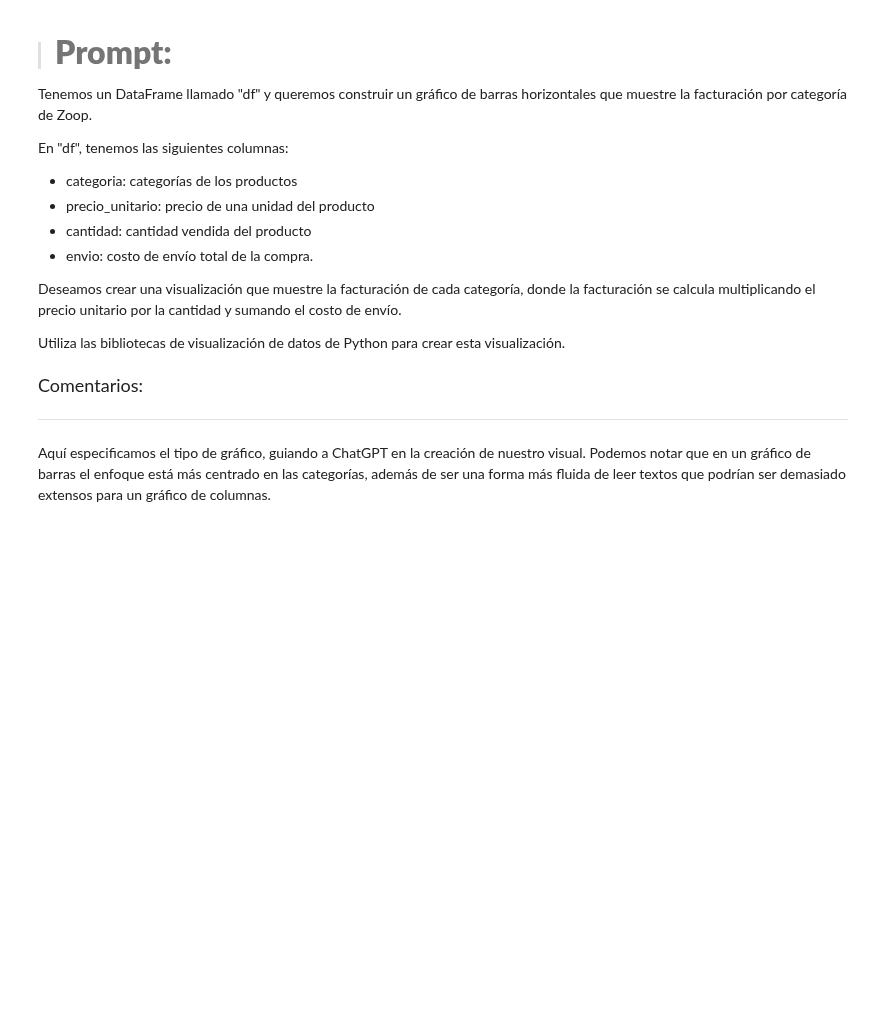
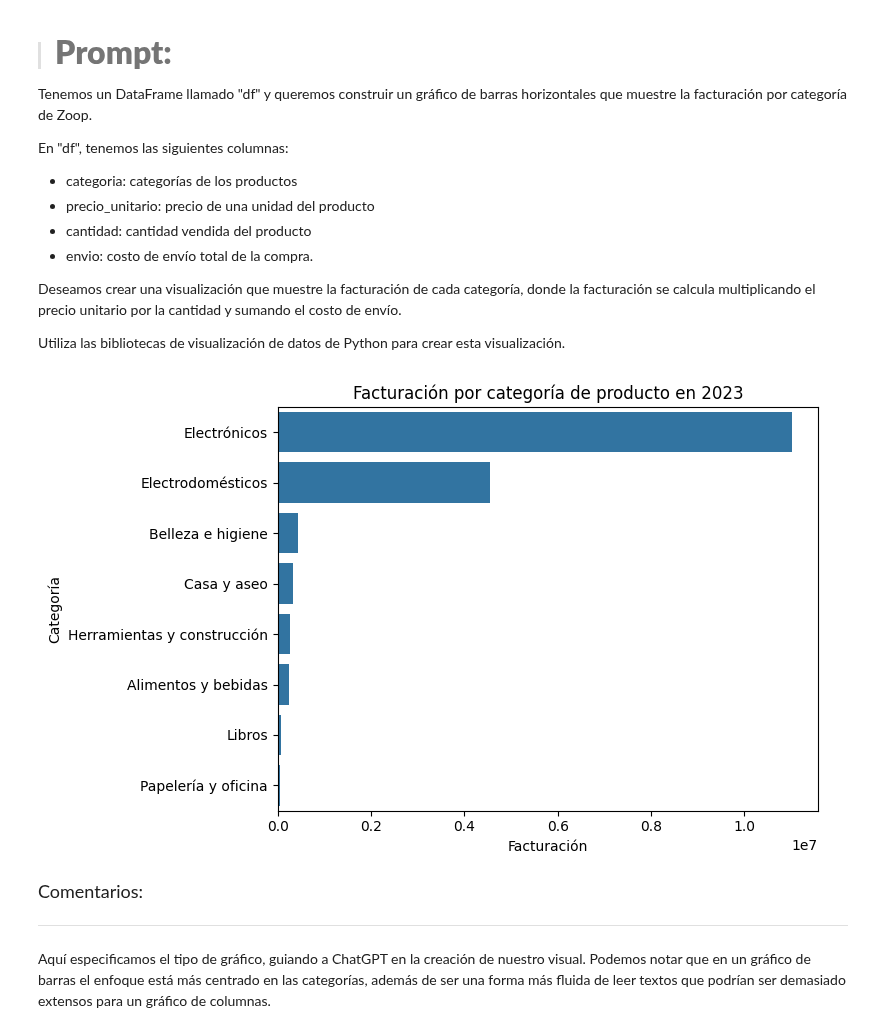
Before and after one commit to betorockers/DataScience_AluraLatam, a Jupyter notebook: 3-ETL/6-IA_aplicada_a_la_ciencia_de_datos/IA_aplicada_a_ciencia_de_datos.ipynb, the cells around one changed output. Saved outputs shown, nothing was run; the diff lists cells and outputs as text; code cells hidden in the pictures; blank space fills up the shorter version.

```diff
--- a/3-ETL/6-IA_aplicada_a_la_ciencia_de_datos/IA_aplicada_a_ciencia_de_datos.ipynb
+++ b/3-ETL/6-IA_aplicada_a_la_ciencia_de_datos/IA_aplicada_a_ciencia_de_datos.ipynb
@@ -465,6 +481,27 @@ En "df", tenemos las siguientes columnas:
 Deseamos crear una visualización que muestre la facturación de cada categoría, donde la facturación se calcula multiplicando el precio unitario por la cantidad y sumando el costo de envío.
 
 Utiliza las bibliotecas de visualización de datos de Python para crear esta visualización.
+# %%
+## Facturación por categoría en 2023
+
+#Calculamos la facturación total por cada categoría de producto durante el año 2023 usando el DataFrame
+df_unido['facturacion'] = df_unido['precio_unitario'] * df_unido['cantidad'] + df_unido['envio']
+
+# Calcular la facturación por categoría en 2023
+facturacion_categoria = df_unido.groupby('categoria')['facturacion'].sum().sort_values(ascending=False)
+facturacion_categoria
+
+# Visualización de la facturación por categoría
+
+plt.figure(figsize=(8,5))
+sns.barplot(x=facturacion_categoria.values, y=facturacion_categoria.index)
+plt.title('Facturación por categoría de producto en 2023')
+plt.xlabel('Facturación')
+plt.ylabel('Categoría')
+plt.tight_layout()
+plt.show()
+# %% [output]
+[figure, added]
 # %% [markdown]
 <font color="7b71ff" size=4> Comentarios: </font>
 
```
Also changed, not shown: parts of 21 cells of this notebook.
